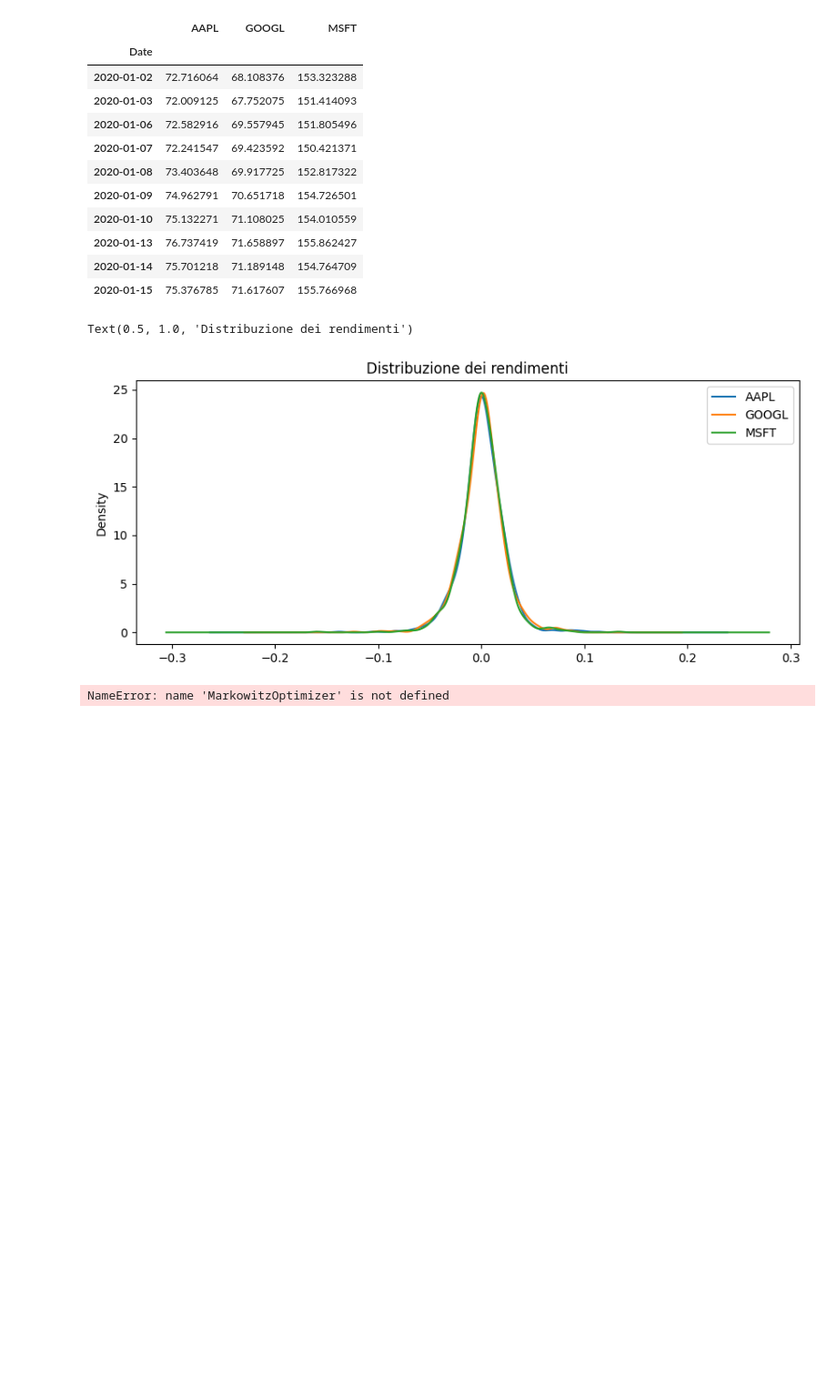
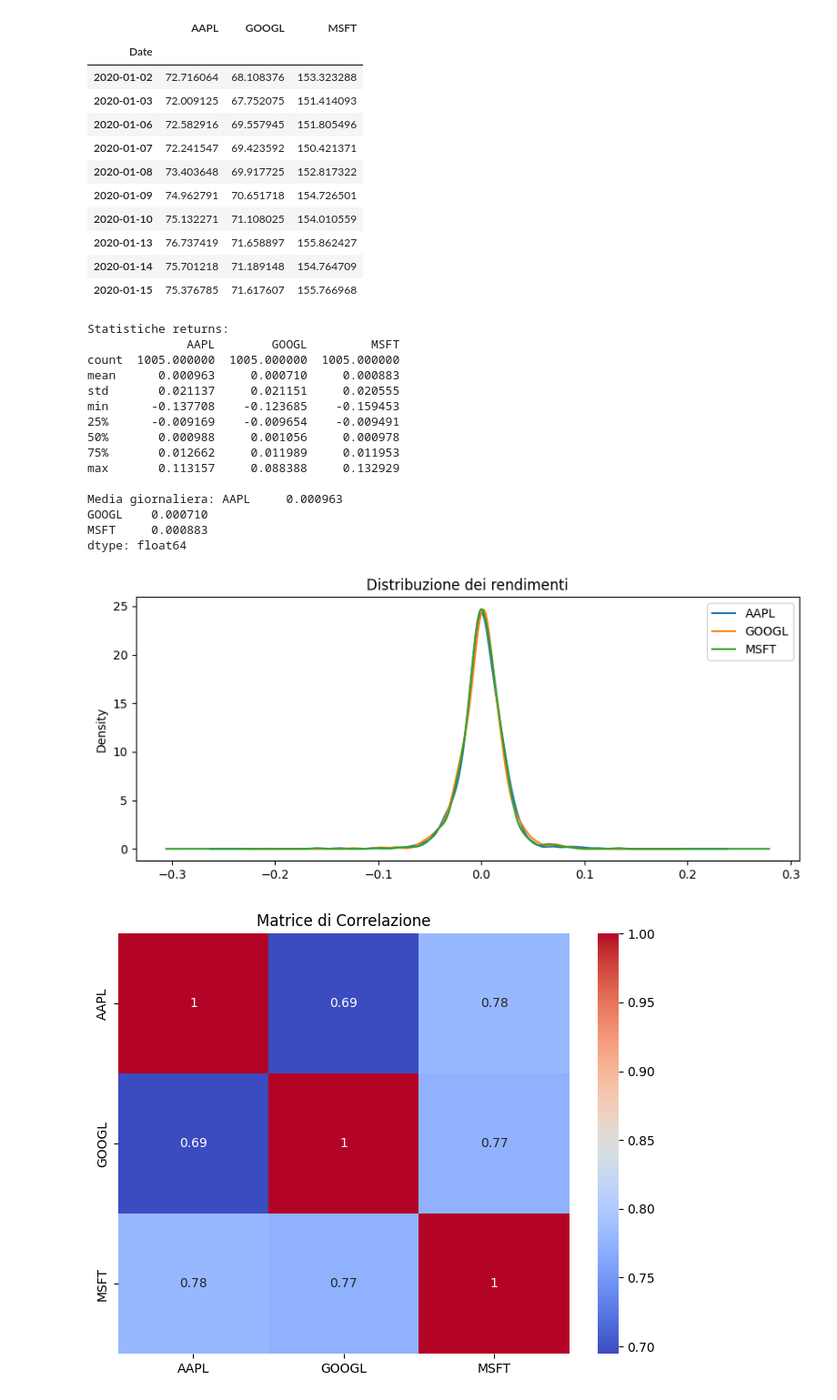
Before and after one commit to cabersdev/EfficientFrontierQuadraticOptimization, a Jupyter notebook: notebooks/markowitz_optimizer.ipynb, the cells around one changed output. Shown at 91% size. Drawn from its saved outputs; the diff is of its cells as text; code cells hidden in the pictures; blank space fills up the shorter version.

```diff
--- a/notebooks/markowitz_optimizer.ipynb
+++ b/notebooks/markowitz_optimizer.ipynb
@@ -50,16 +59,39 @@ prices.head(10)
 | 2020-01-13 | 76.737419 | 71.658897 | 155.862427 |
 | 2020-01-14 | 75.701218 | 71.189148 | 154.764709 |
 | 2020-01-15 | 75.376785 | 71.617607 | 155.766968 |
-# %%
-returns = np.log(prices / prices.shift(1)).dropna()
-returns.plot(kind='kde', figsize=(10, 4))
-plt.title('Distribuzione dei rendimenti')
-# %% [output]
-Text(0.5, 1.0, 'Distribuzione dei rendimenti')
-[figure, removed]
-# %%
-optimizer = MarkowitzOptimizer(returns=returns)
-frontier = optimizer.efficient_frontier()
-#sharpes = optimizer.max_sharpe_ratio()
-# %% [output]
-NameError: name 'MarkowitzOptimizer' is not defined
+# %%
+returns = np.log(prices / prices.shift(1)).dropna()
+returns.plot(kind='kde', figsize=(10, 4))
+plt.title('Distribuzione dei rendimenti')
+
+# Controllo preliminare sui returns
+print("Statistiche returns:")
+print(returns.describe())
+print("\nMedia giornaliera:", returns.mean().round(6))
+
+# Eventuale normalizzazione se i valori sono troppo piccoli
+returns = returns * 100  # Scala a percentuale se necessario
+
+# Verifica correlazione
+corr_matrix = returns.corr()
+plt.figure(figsize=(8,6))
+sns.heatmap(corr_matrix, annot=True, cmap='coolwarm')
+plt.title('Matrice di Correlazione');
+# %% [output]
+Statistiche returns:
+              AAPL        GOOGL         MSFT
+count  1005.000000  1005.000000  1005.000000
+mean      0.000963     0.000710     0.000883
+std       0.021137     0.021151     0.020555
+min      -0.137708    -0.123685    -0.159453
+25%      -0.009169    -0.009654    -0.009491
+50%       0.000988     0.001056     0.000978
+75%       0.012662     0.011989     0.011953
+max       0.113157     0.088388     0.132929
+
+Media giornaliera: AAPL     0.000963
+GOOGL    0.000710
+MSFT     0.000883
+dtype: float64
+[figure, added]
+[figure, added]
```
Also changed, not shown: parts of 3 cells of this notebook, 4 other files.
